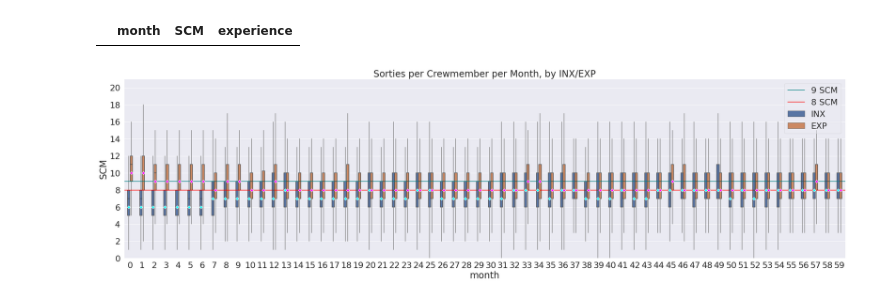
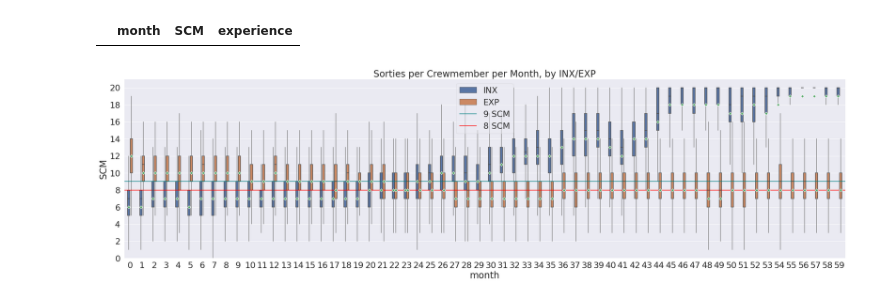
Before and after one commit to ialara/actf, a Jupyter notebook: f22_baseline.ipynb, the cells around one changed output. Drawn from its saved outputs; the diff is of its cells as text; code cells hidden in the pictures.

```diff
--- a/f22_baseline.ipynb
+++ b/f22_baseline.ipynb
@@ -583,7 +654,9 @@ class Syllabus:
 # Sim Setup
 # %%
 sim = Simulation()
-sim.setup(initial_size=36)
+sim.setup(starting_sq=f22_sq)
 
-num_runs = 200
+sim.sq.print_()
+
+num_runs = 50
 months_per_run = 60
@@ -592,8 +683,8 @@ months_per_run = 60
 # %%
 #NUM_YEARS = 5
 # Start rig
-ftu_arrivals = [0, 0, 2, 0, 1, 0, 1, 0, 0, 1, 0, 1] #*NUM_YEARS
-nth_arrivals = [0, 2, 0, 2, 0, 0, 0, 2, 0, 0, 2, 0] #*NUM_YEARS
+ftu_arrivals = [0, 0, 1, 0, 1, 1, 0, 0, 0, 0, 0, 1] #*NUM_YEARS
+nth_arrivals = [0, 2, 0, 1, 0, 0, 0, 1, 0, 0, 2, 0] #*NUM_YEARS
 
 # turn pattern
 tails_go_1 = 10
@@ -727,30 +820,31 @@ scm_df[scm_df['SCM'] > 20]
 |  | month | SCM | experience |
 # %%
 box = sns.catplot(data=scm_df, y='SCM', x='month', hue='experience', kind='box', width=0.4, showmeans=True, showcaps=False, showfliers=False, meanprops={'marker': 'D', 'markeredgecolor': 'white', 'markersize': 5}, whiskerprops={'color': 'grey'}, height=8, aspect=3.5, legend=False)
-# == Code below modified from https://stackoverflow.com/questions/63038011/assign-color-of-mean-markers-while-using-seaborn-hue
-num_artists = len(box.ax.artists)
-num_lines = len(box.ax.lines)
-lines_per_artist = num_lines // num_artists
-marker_colors = ['cyan', 'magenta']*(num_artists//2)
-for i, artist in enumerate(box.ax.artists):
-    # Set the linecolor on the artist to the facecolor, and set the facecolor to None
-    col = marker_colors[i]
-    #artist.set_edgecolor(col)
-    #artist.set_facecolor('None')
-    # set the marker colors of the corresponding "lines" to the same color
-    for j in range(lines_per_artist):
-        box.ax.lines[i * lines_per_artist + j].set_markerfacecolor(col)
-        #box.ax.lines[i * lines_per_artist + j].set_markeredgecolor(col)
-# ==
+# # == Code below modified from https://stackoverflow.com/questions/63038011/assign-color-of-mean-markers-while-using-seaborn-hue
+# num_artists = len(box.ax.artists)
+# print(num_artists)
+# num_lines = len(box.ax.lines)
+# #lines_per_artist = num_lines // num_artists
+# marker_colors = ['cyan', 'magenta']*(num_artists//2)
+# for i, artist in enumerate(box.ax.artists):
+#     # Set the linecolor on the artist to the facecolor, and set the facecolor to None
+#     col = marker_colors[i]
+#     #artist.set_edgecolor(col)
+#     #artist.set_facecolor('None')
+#     # set the marker colors of the corresponding "lines" to the same color
+#     for j in range(lines_per_artist):
+#         box.ax.lines[i * lines_per_artist + j].set_markerfacecolor(col)
+#         #box.ax.lines[i * lines_per_artist + j].set_markeredgecolor(col)
+# # ==
 box.ax.axhline(9, color='teal', label='9 SCM')
 box.ax.axhline(8, color='red', label='8 SCM')
 box.ax.set_yticks(range(0, 21, 2))
 box.ax.set_ylim(0, 21)
 box.ax.set_title('Sorties per Crewmember per Month, by INX/EXP')
 plt.legend(framealpha=0.5)
 plt.show()
 # %% [output]
-[figure, old version]
+[figure, new version]
 # %%
 #  ax = flows[['net_first', 'net_nth']].plot(kind='bar')
 #  ax.axhline(0, color='black')
```
Also changed, not shown: parts of 14 cells of this notebook.
